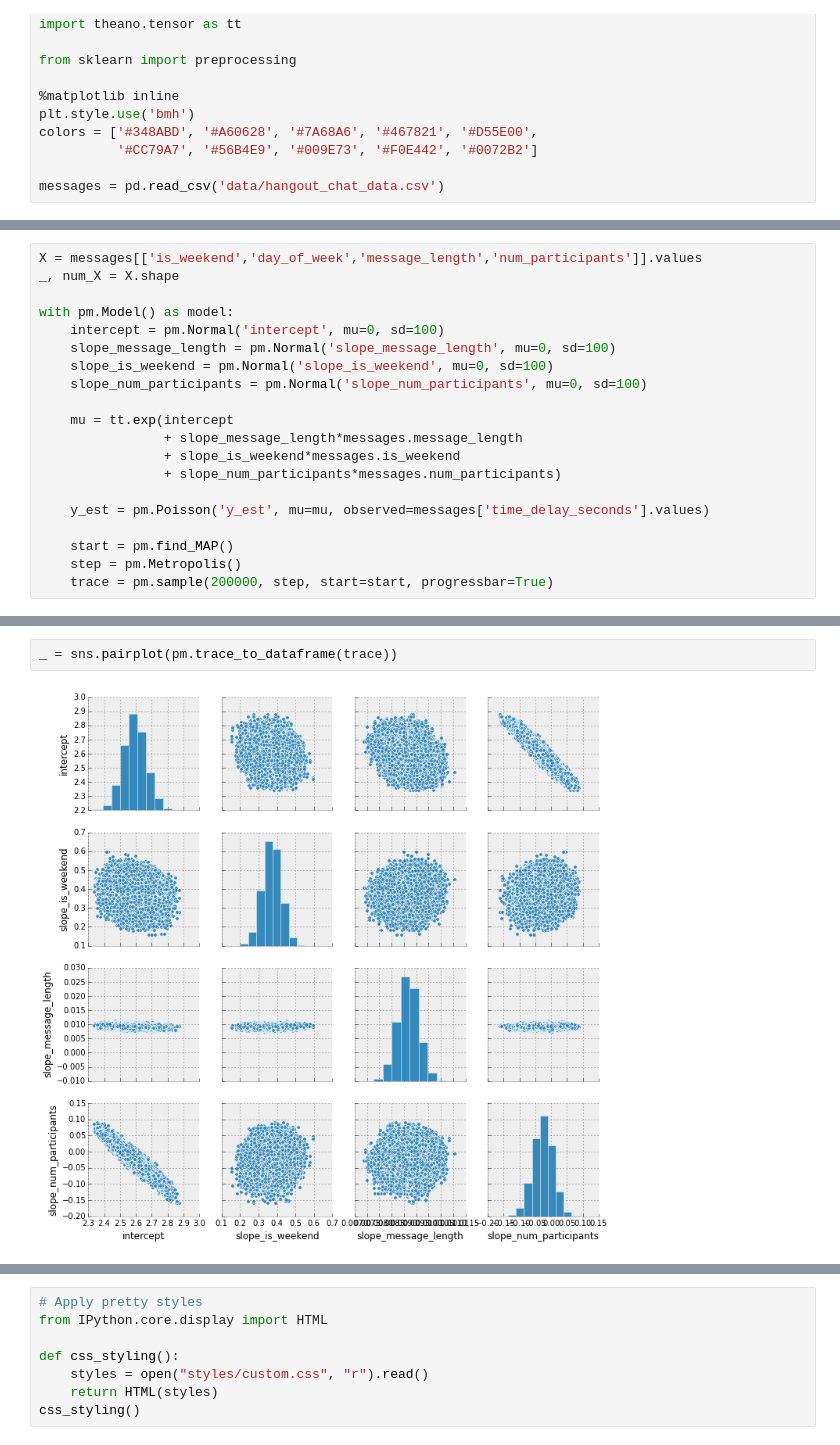
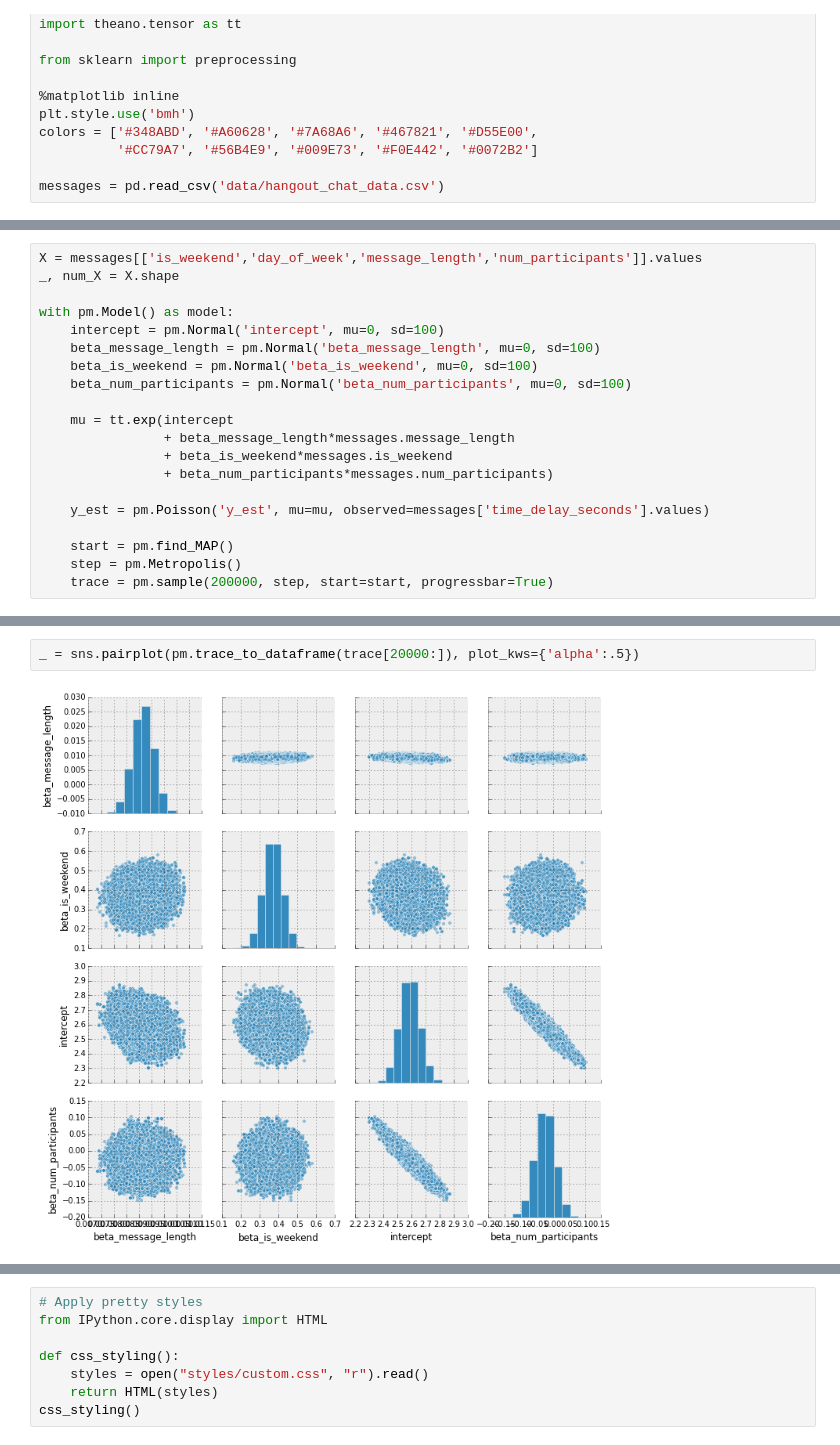
Before and after one commit to markdregan/Bayesian-Modelling-in-Python, a Jupyter notebook: Section 4. Bayesian regression.ipynb, the cells around one changed output, grey strips where cells are left out. Cells and saved outputs as stored; diff of their text form.

```diff
--- a/Section 4. Bayesian regression.ipynb
+++ b/Section 4. Bayesian regression.ipynb
@@ -29,14 +50,14 @@ _, num_X = X.shape
 
 with pm.Model() as model:
     intercept = pm.Normal('intercept', mu=0, sd=100)
-    slope_message_length = pm.Normal('slope_message_length', mu=0, sd=100)
-    slope_is_weekend = pm.Normal('slope_is_weekend', mu=0, sd=100)
-    slope_num_participants = pm.Normal('slope_num_participants', mu=0, sd=100)
+    beta_message_length = pm.Normal('beta_message_length', mu=0, sd=100)
+    beta_is_weekend = pm.Normal('beta_is_weekend', mu=0, sd=100)
+    beta_num_participants = pm.Normal('beta_num_participants', mu=0, sd=100)
 
     mu = tt.exp(intercept
-                + slope_message_length*messages.message_length
-                + slope_is_weekend*messages.is_weekend
-                + slope_num_participants*messages.num_participants)
+                + beta_message_length*messages.message_length
+                + beta_is_weekend*messages.is_weekend
+                + beta_num_participants*messages.num_participants)
 
     y_est = pm.Poisson('y_est', mu=mu, observed=messages['time_delay_seconds'].values)
 
@@ -56,4 +85,4 @@ _ = pm.autocorrplot(trace)
 # %%
-_ = sns.pairplot(pm.trace_to_dataframe(trace))
+_ = sns.pairplot(pm.trace_to_dataframe(trace[20000:]), plot_kws={'alpha':.5})
 # %% [output]
-[figure, old version]
+[figure, new version]
```
Also changed, not shown: parts of 17 cells of this notebook.
